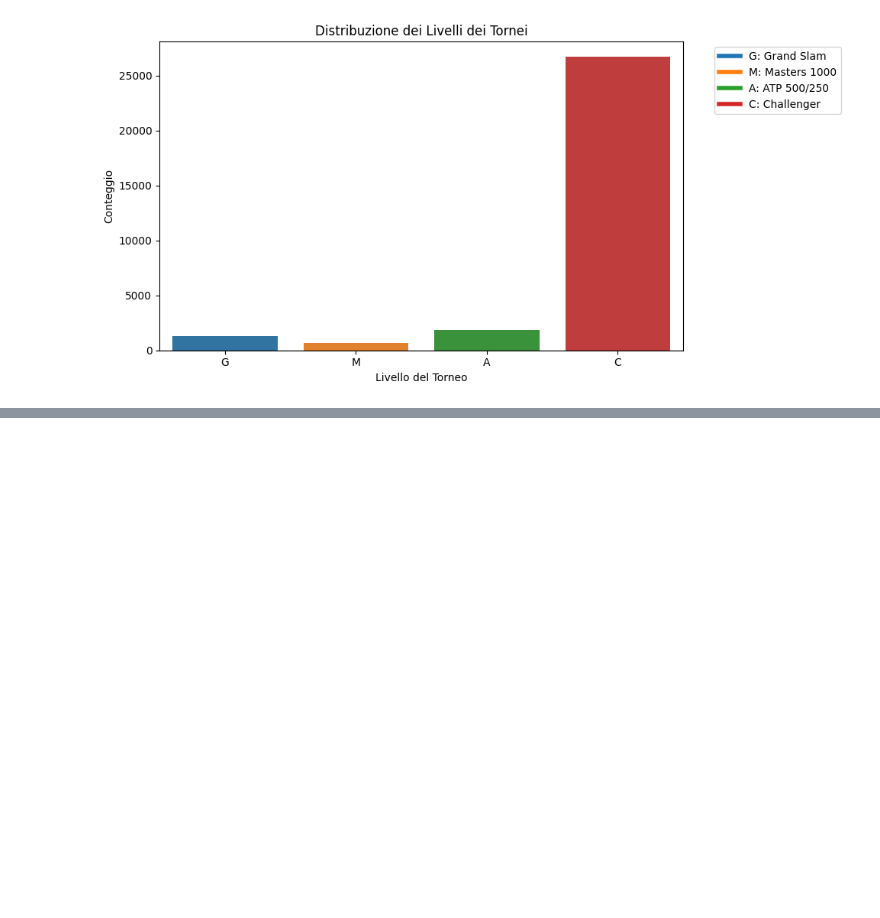
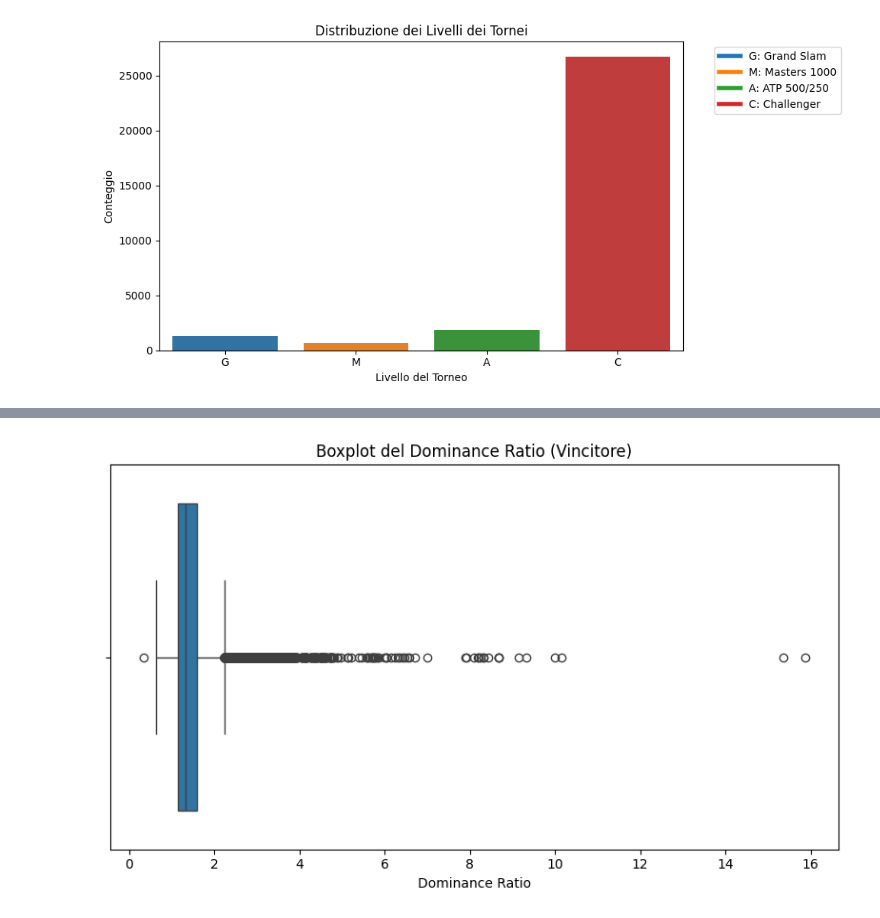
Before and after one commit to MarioAlfio/Tennis_bet, a Jupyter notebook: eda_analysis_part1.ipynb, the cells around one changed output, grey strips where cells are left out. Drawn from its saved outputs; the diff is of its cells as text; code cells hidden in the pictures; blank space fills up the shorter version.

```diff
--- a/eda_analysis_part1.ipynb
+++ b/eda_analysis_part1.ipynb
@@ -363,0 +392,22 @@ plt.show()
+# %%
+def calculate_dominance_ratio(df):
+    import numpy as np
+
+    # --- Vincitore ---
+    df['w_sv_won'] = df['w_1stWon'] + df['w_2ndWon']
+    df['w_sv_lost'] = df['w_svpt'] - df['w_sv_won']
+
+    df['l_sv_won'] = df['l_1stWon'] + df['l_2ndWon']
+    df['l_sv_lost'] = df['l_svpt'] - df['l_sv_won']
+
+    df['w_return_pct'] = df['l_sv_lost'] / df['l_svpt']
+    df['w_serve_lost_pct'] = df['w_sv_lost'] / df['w_svpt']
+    df['w_dominance_ratio'] = df['w_return_pct'] / df['w_serve_lost_pct']
+
+
+    # Gestione divisioni per zero e valori estremi
+    df = df.replace({ 'w_dominance_ratio': {np.inf: np.nan, -np.inf: np.nan} })
+
+    return df
+# %%
+df = calculate_dominance_ratio(df)
@@ -363,0 +446,9 @@ plt.show()
+# %%
+plt.figure(figsize=(8, 5))
+sns.boxplot(x=df['w_dominance_ratio'])
+plt.title("Boxplot del Dominance Ratio (Vincitore)")
+plt.xlabel("Dominance Ratio")
+plt.tight_layout()
+plt.show()
+# %% [output]
+[figure, added]
```
Also changed, not shown: parts of 7 cells of this notebook, 2 other files.
